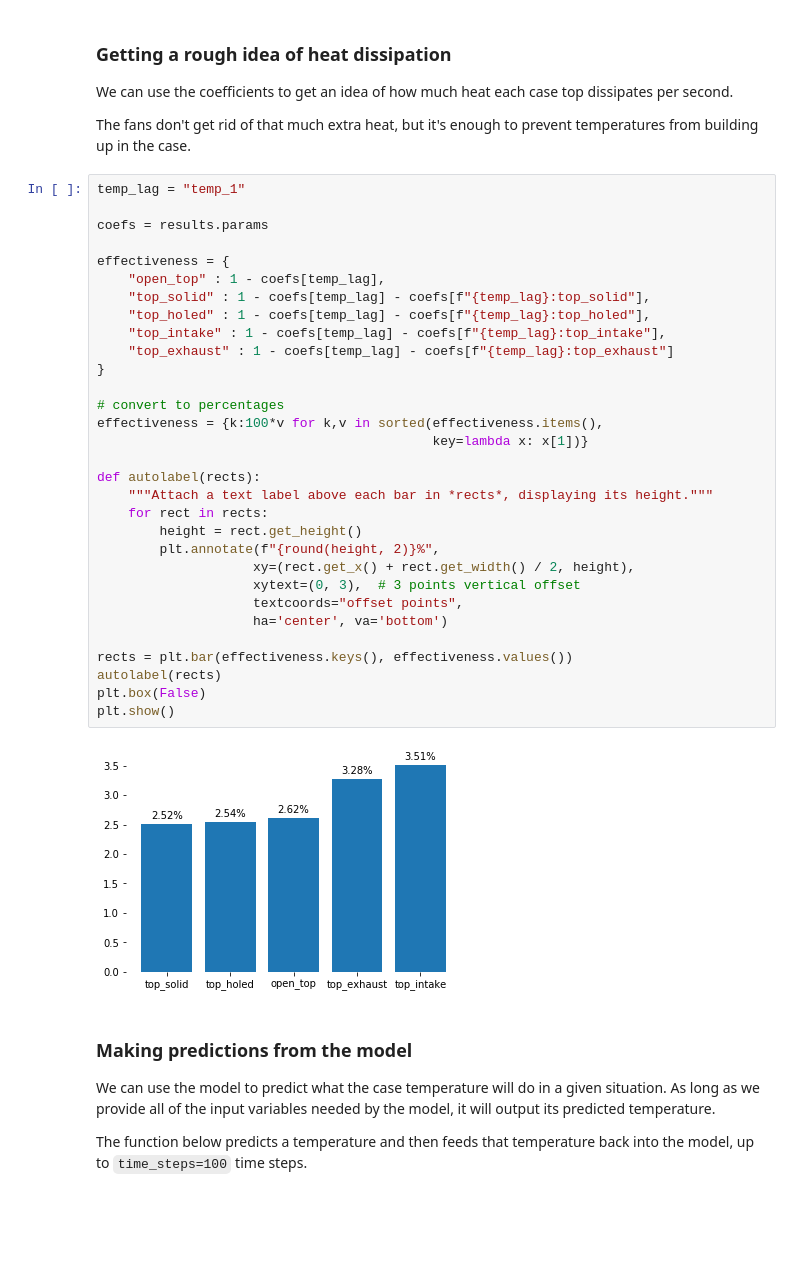
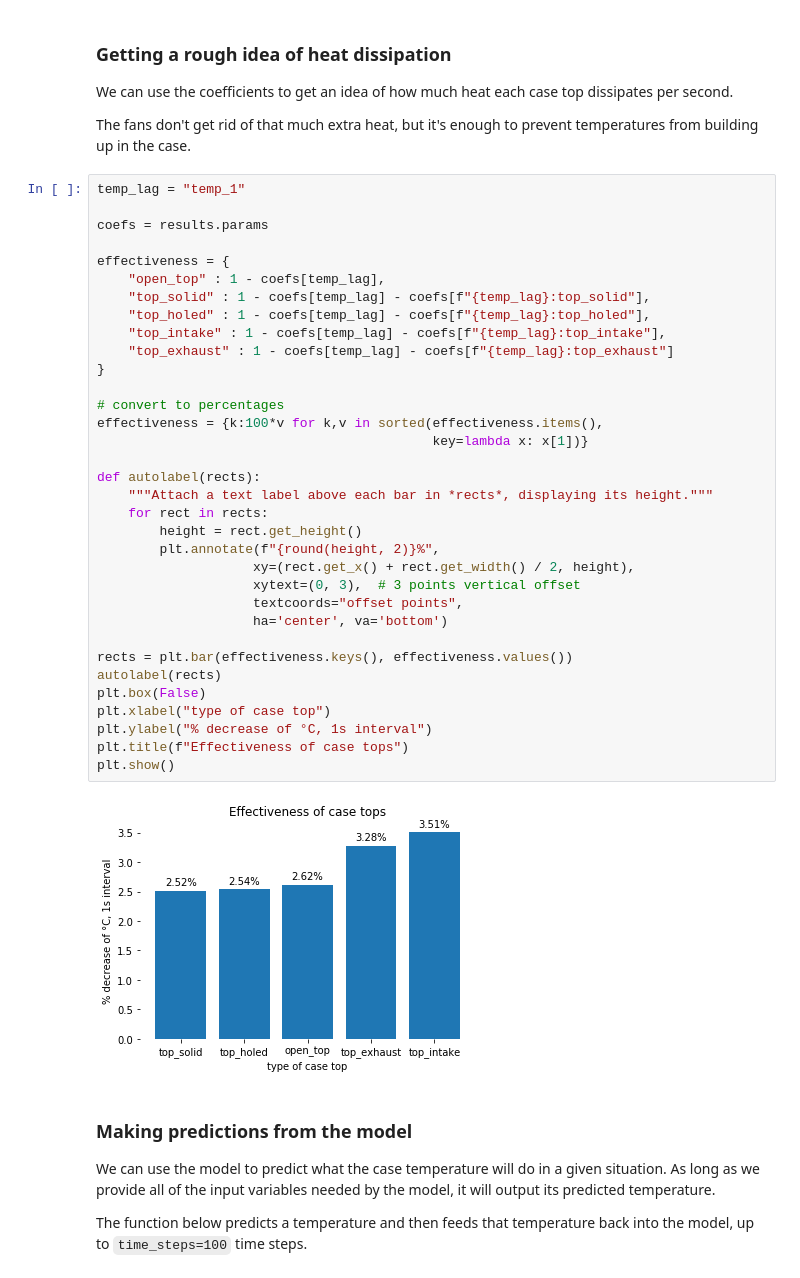
Before and after one commit to sjchiass/pitemp, a Jupyter notebook: 05_time_series.ipynb, the cells around one changed output. Cells and saved outputs as stored; diff of their text form; blank space fills up the shorter version.

```diff
--- a/05_time_series.ipynb
+++ b/05_time_series.ipynb
@@ -370,34 +370,37 @@ temp_lag = "temp_1"
 
 coefs = results.params
 
 effectiveness = {
     "open_top" : 1 - coefs[temp_lag],
     "top_solid" : 1 - coefs[temp_lag] - coefs[f"{temp_lag}:top_solid"],
     "top_holed" : 1 - coefs[temp_lag] - coefs[f"{temp_lag}:top_holed"],
     "top_intake" : 1 - coefs[temp_lag] - coefs[f"{temp_lag}:top_intake"],
     "top_exhaust" : 1 - coefs[temp_lag] - coefs[f"{temp_lag}:top_exhaust"]
 }
 
 # convert to percentages
 effectiveness = {k:100*v for k,v in sorted(effectiveness.items(),
                                            key=lambda x: x[1])}
 
 def autolabel(rects):
     """Attach a text label above each bar in *rects*, displaying its height."""
     for rect in rects:
         height = rect.get_height()
         plt.annotate(f"{round(height, 2)}%",
                     xy=(rect.get_x() + rect.get_width() / 2, height),
                     xytext=(0, 3),  # 3 points vertical offset
                     textcoords="offset points",
                     ha='center', va='bottom')
 
 rects = plt.bar(effectiveness.keys(), effectiveness.values())
 autolabel(rects)
 plt.box(False)
+plt.xlabel("type of case top")
+plt.ylabel("% decrease of °C, 1s interval")
+plt.title(f"Effectiveness of case tops")
 plt.show()
 # %% [output]
-[figure, old version]
+[figure, new version]
 # %% [markdown]
 ### Making predictions from the model
 
```
Also changed, not shown: 3 other files.
